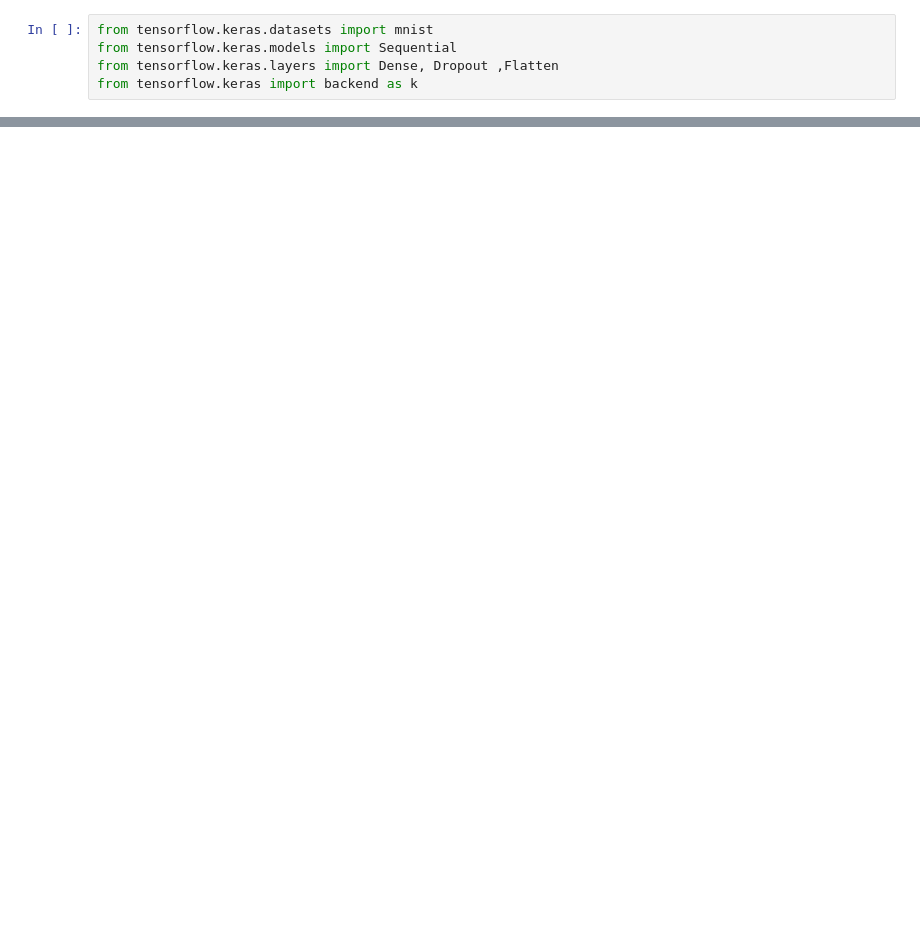
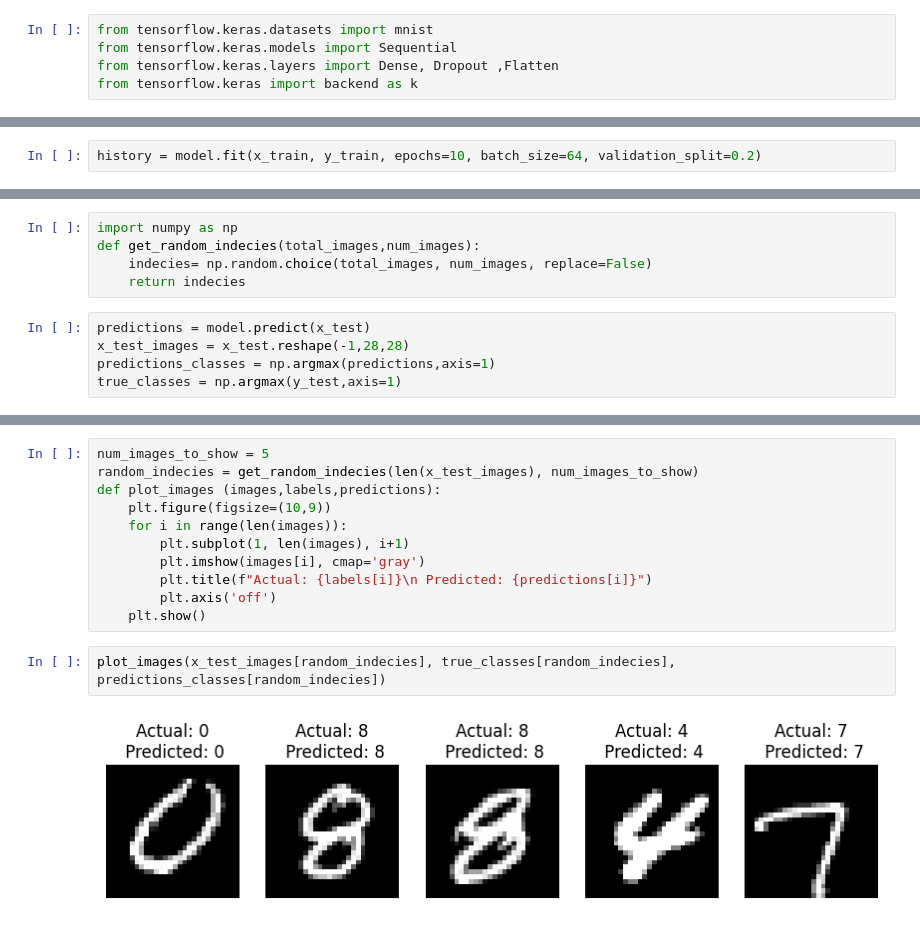
Before and after one commit to Rahma263/DEPI-ONL4_AIS2_S2, a Jupyter notebook: DeepLearning/lecture4/code/workshop.ipynb, the cells around one changed output, grey strips where cells are left out. Saved outputs shown, nothing was run; the diff lists cells and outputs as text; blank space fills up the shorter version.

```diff
--- a/DeepLearning/lecture4/code/workshop.ipynb
+++ b/DeepLearning/lecture4/code/workshop.ipynb
@@ -24,0 +81,2 @@ plt.show()
+# %%
+history = model.fit(x_train, y_train, epochs=10, batch_size=64, validation_split=0.2)
@@ -24,0 +110,10 @@ plt.show()
+# %%
+import numpy as np
+def get_random_indecies(total_images,num_images):
+    indecies= np.random.choice(total_images, num_images, replace=False)
+    return indecies
+# %%
+predictions = model.predict(x_test)
+x_test_images = x_test.reshape(-1,28,28)
+predictions_classes = np.argmax(predictions,axis=1)
+true_classes = np.argmax(y_test,axis=1)
@@ -24,0 +122,15 @@ plt.show()
+# %%
+num_images_to_show = 5
+random_indecies = get_random_indecies(len(x_test_images), num_images_to_show)
+def plot_images (images,labels,predictions):
+    plt.figure(figsize=(10,9))
+    for i in range(len(images)):
+        plt.subplot(1, len(images), i+1)
+        plt.imshow(images[i], cmap='gray')
+        plt.title(f"Actual: {labels[i]}\n Predicted: {predictions[i]}")
+        plt.axis('off')
+    plt.show()
+# %%
+plot_images(x_test_images[random_indecies], true_classes[random_indecies], predictions_classes[random_indecies])
+# %% [output]
+[figure, added]
```
Also changed, not shown: parts of 11 cells of this notebook, 2 other files.
